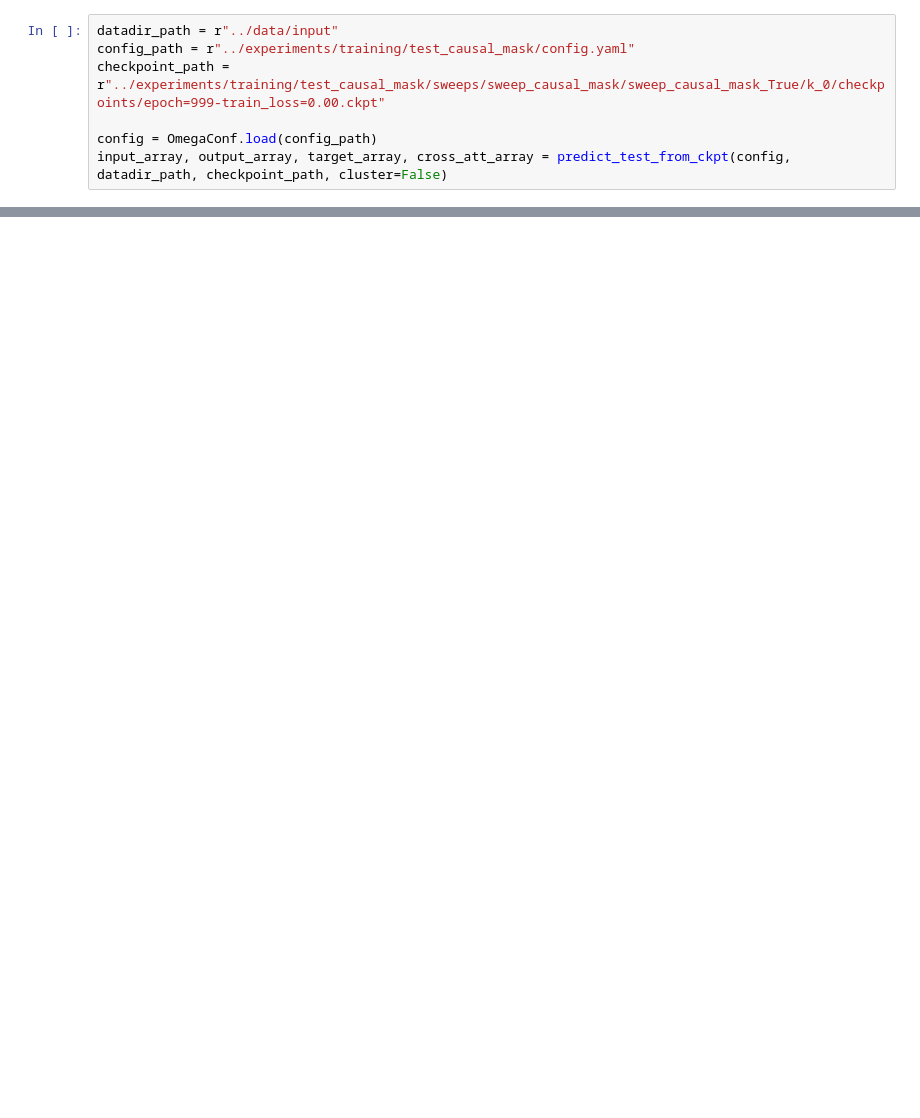
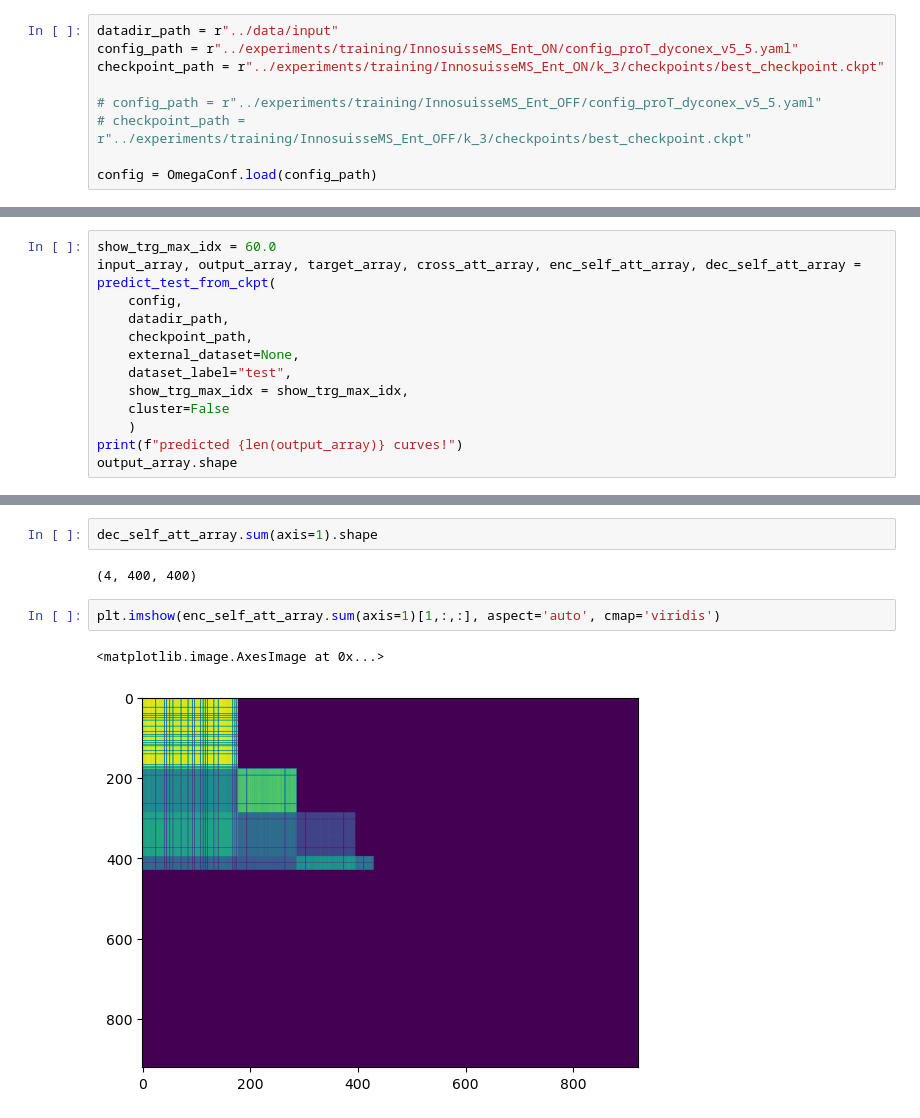
Before and after one commit to scipi1/proT, a Jupyter notebook: notebooks/nb_predict.ipynb, the cells around one changed output, grey strips where cells are left out. Cells and saved outputs as stored; diff of their text form; blank space fills up the shorter version.

```diff
--- a/notebooks/nb_predict.ipynb
+++ b/notebooks/nb_predict.ipynb
@@ -125,7 +18,9 @@ def make_plots(
 # %%
 datadir_path = r"../data/input"
-config_path = r"../experiments/training/test_causal_mask/config.yaml"
-checkpoint_path = r"../experiments/training/test_causal_mask/sweeps/sweep_causal_mask/sweep_causal_mask_True/k_0/checkpoints/epoch=999-train_loss=0.00.ckpt"
+config_path = r"../experiments/training/InnosuisseMS_Ent_ON/config_proT_dyconex_v5_5.yaml"
+checkpoint_path = r"../experiments/training/InnosuisseMS_Ent_ON/k_3/checkpoints/best_checkpoint.ckpt"
+
+# config_path = r"../experiments/training/InnosuisseMS_Ent_OFF/config_proT_dyconex_v5_5.yaml"
+# checkpoint_path = r"../experiments/training/InnosuisseMS_Ent_OFF/k_3/checkpoints/best_checkpoint.ckpt"
 
 config = OmegaConf.load(config_path)
-input_array, output_array, target_array, cross_att_array = predict_test_from_ckpt(config, datadir_path, checkpoint_path, cluster=False)
@@ -137,0 +27,13 @@ dataset_name = config["data"]["dataset"][3:]
+# %%
+show_trg_max_idx = 60.0
+input_array, output_array, target_array, cross_att_array, enc_self_att_array, dec_self_att_array = predict_test_from_ckpt(
+    config,
+    datadir_path,
+    checkpoint_path,
+    external_dataset=None,
+    dataset_label="test",
+    show_trg_max_idx = show_trg_max_idx,
+    cluster=False
+    )
+print(f"predicted {len(output_array)} curves!")
+output_array.shape
@@ -193,0 +159,9 @@ plt.scatter(df["rating"],df[0])
+# %%
+dec_self_att_array.sum(axis=1).shape
+# %% [output]
+(4, 400, 400)
+# %%
+plt.imshow(enc_self_att_array.sum(axis=1)[1,:,:], aspect='auto', cmap='viridis')
+# %% [output]
+<matplotlib.image.AxesImage at 0x...>
+[figure, added]
```
Also changed, not shown: parts of 19 cells of this notebook, 20 other files.
